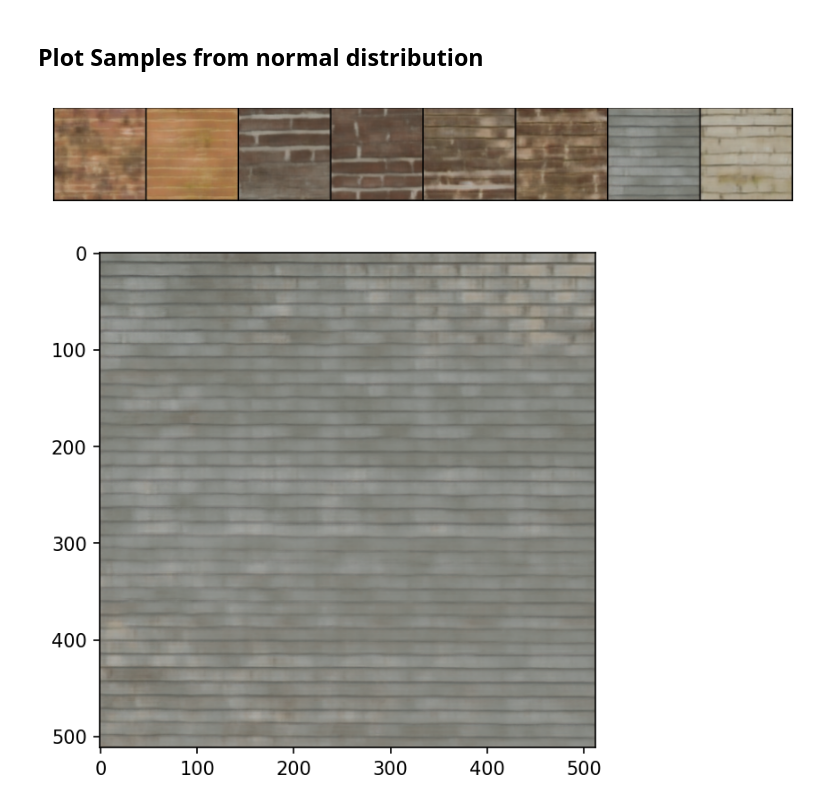
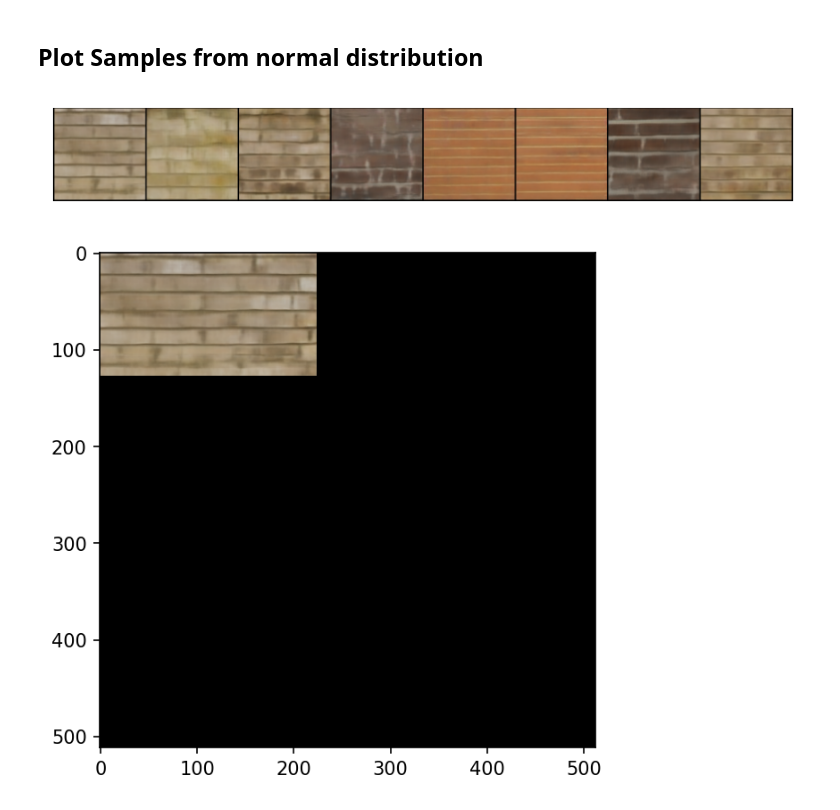
Before and after one commit to tlangmo/texture-vae, a Jupyter notebook: notebooks/stich.ipynb, the cells around one changed output. Saved outputs shown, nothing was run; the diff lists cells and outputs as text; code cells hidden in the pictures.

```diff
--- a/notebooks/stich.ipynb
+++ b/notebooks/stich.ipynb
@@ -21,7 +21,7 @@ from IPython import display
 # Constants
 # %%
 TEXTURE_SIZE = 128
-LATENT_DIMS = 32
+LATENT_DIMS = 128
 DEVICE="cpu"
 # %% [markdown]
 # Texture VAE Details
@@ -65,7 +65,7 @@ def create_texture(target_width:int, target_height:int, seed_patch: torch.Tensor
         stitch_result[:,:patch_size,:patch_size] = seed_patch
     return stitch_result
 # %%
-ae = load_model("../snapshots/snapshot_lat32_res128_kl0.7.pth", texture_size=TEXTURE_SIZE, latent_dims=LATENT_DIMS)
+ae = load_model("../snapshots/snapshot_lat128_res128_kl1.pth", texture_size=TEXTURE_SIZE, latent_dims=LATENT_DIMS)
 # %% [markdown]
 ## Plot Samples from normal distribution
 # %%
@@ -73,7 +73,7 @@ sample_seed = torch.normal(0, 1, (8,ae.latent_dims)).to(ae.device)
 sampled_images = ae.sample(sample_seed)
 show_samples(sampled_images, 150)
 # %% [output]
-[figure, old version]
+[figure, new version]
 # %%
 def _get_overlay_mask(patch: torch.Tensor, overlap:int, target_x:int, target_y:int):
     patch_mask = torch.zeros_like(patch, dtype=torch.int)
@@ -98,7 +98,7 @@ def stich(ae: Autoencoder, epochs:int, texture:torch.Tensor, overlap:int, target
     else:
         seed_latent = start_z.clone()
     patch_latents = nn.Parameter(seed_latent, requires_grad=True)
-    opt = torch.optim.Adam(params=[patch_latents], lr=1e-2)
+    opt = torch.optim.Adam(params=[patch_latents], lr=1e-1)
     cos_sim = nn.CosineSimilarity(dim=1, eps=1e-6)
     with tqdm(range(epochs), total=epochs) as tepoch:
         for e in tepoch:
@@ -118,23 +118,23 @@ def stich(ae: Autoencoder, epochs:int, texture:torch.Tensor, overlap:int, target
     return texture.detach(), patch_latents.detach()
 # %%
 plt.rcParams['figure.dpi'] = 150
-tex = create_texture( target_width=128*4, target_height=128*4, seed_patch=sampled_images[6])
+tex = create_texture( target_width=128*4, target_height=128*4, seed_patch=sampled_images[0])
 img = F.to_pil_image(tex)
 plt.imshow(img)
 plt.show()
 stitch_result = tex.clone()
 overlap=32
 with torch.no_grad():
     x_hat, mu, logvar, z = ae(sampled_images[0].unsqueeze(dim=0))
 
 for y in range(0,5):
     for x in range(0,5):
         if x ==0 and y==0:
             continue
         stitch_result, _ = stich(ae, epochs=500, texture=stitch_result.detach(), overlap=overlap, target_x=x*ae.image_size-x*overlap, target_y = y*ae.image_size-y*overlap, start_z = z)
         img = F.to_pil_image(stitch_result)
         display.clear_output(wait=True)
         plt.imshow(img)
         plt.show()
 # %% [output]
-[figure, old version]
+[figure, new version]
```
Also changed, not shown: 7 other files.
